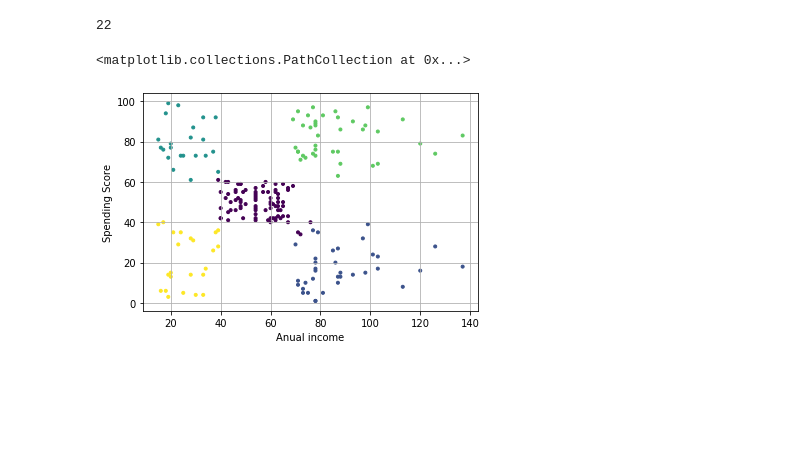
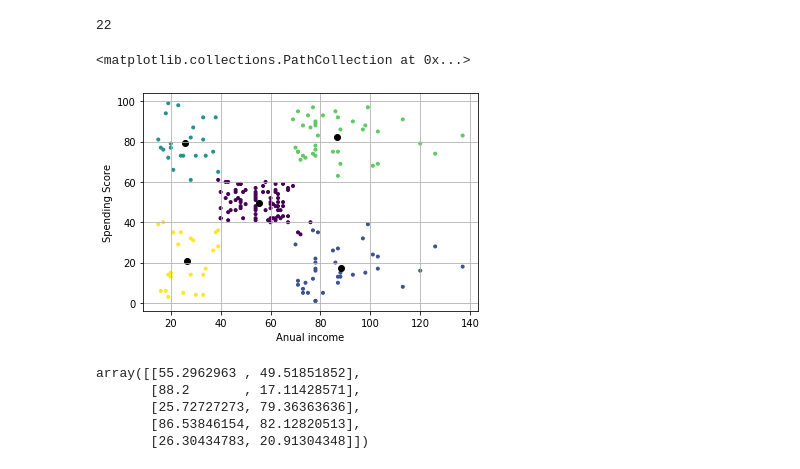
Before and after one commit to curiosaurus/ML-SKILL, a Jupyter notebook: Kmeansclusturing.ipynb, the cells around one changed output. Cells and saved outputs as stored; diff of their text form; code cells hidden in the pictures; blank space fills up the shorter version.

```diff
--- a/Kmeansclusturing.ipynb
+++ b/Kmeansclusturing.ipynb
@@ -124,8 +124,17 @@ len(X[labels==2])
 # %%
 plt.xlabel('Anual income')
 plt.ylabel('Spending Score')
 plt.grid()
 plt.scatter(X.iloc[:,0],X.iloc[:,1], marker= '.',c=labels)
+plt.scatter(km.cluster_centers_[:,0],km.cluster_centers_[:,1],color='black')
 # %% [output]
 <matplotlib.collections.PathCollection at 0x...>
-[figure, old version]
+[figure, new version]
+# %%
+km.cluster_centers_
+# %% [output]
+array([[55.2962963 , 49.51851852],
+       [88.2       , 17.11428571],
+       [25.72727273, 79.36363636],
+       [86.53846154, 82.12820513],
+       [26.30434783, 20.91304348]])
```
Also changed, not shown: parts of 3 cells of this notebook.
